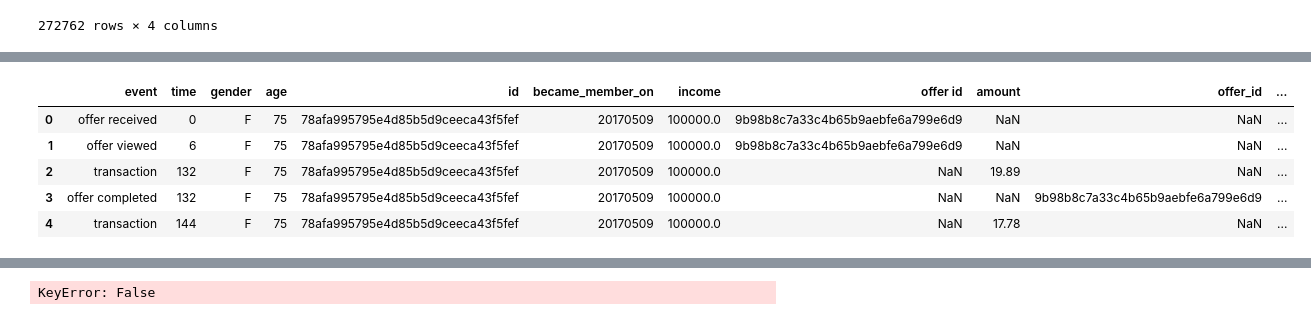
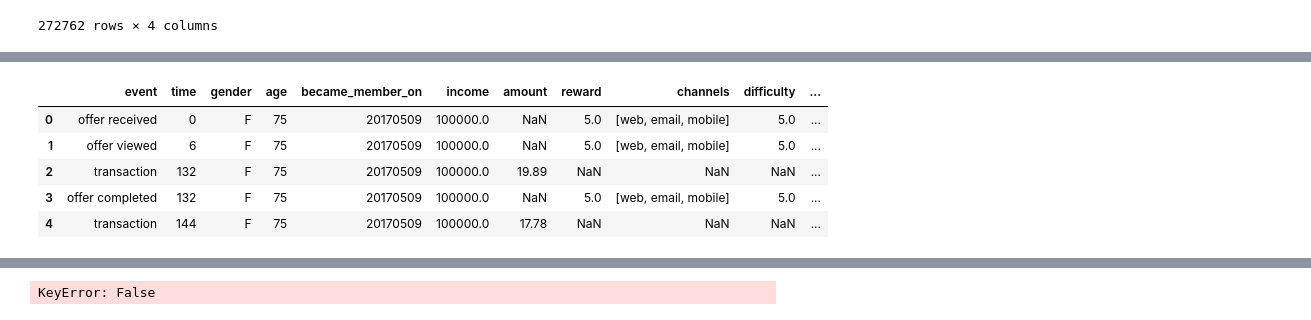
Before and after one commit to madkehl/Capstone, a Jupyter notebook: Starbucks Capstone .ipynb, the cells around one changed output, grey strips where cells are left out. Cells and saved outputs as stored; diff of their text form; code cells hidden in the pictures.

```diff
--- a/Starbucks Capstone .ipynb
+++ b/Starbucks Capstone .ipynb
@@ -130,0 +159,9 @@ value_df
+# %%
+offer_ids = new_offer_id(value_df['offer id'], value_df['offer_id'])
+# %%
+value_df = value_df.drop(['offer id', 'offer_id', 'reward'], axis = 1)
+value_df['offer_id'] = offer_ids
+# %%
+value_df = value_df.merge(portfolio, left_on = 'offer_id', right_on = 'id', how = 'left')
+
+value_df
@@ -135,31 +186,39 @@ df = df.drop(['value'], axis = 1)
 # %%
 ## No need to change the code here - this will be helpful for later parts of the notebook
 # Run this cell to map the user email to a user_id column and remove the email column
 
-def person_mapper():
+def mapper(col):
     coded_dict = dict()
     cter = 1
-    person_encoded = []
+    encoded = []
 
-    for val in df['person']:
+    for val in df[col]:
         if val not in coded_dict:
             coded_dict[val] = cter
             cter+=1
 
-        person_encoded.append(coded_dict[val])
-    return person_encoded
+        encoded.append(coded_dict[val])
+    return encoded
 
-person_encoded = person_mapper()
+
+
+
+person_encoded = mapper('person')
 del df['person']
 del df['id']
 df['user_id'] = person_encoded
 
+#nas were set to 2
+offer_encoded = mapper('offer_id')
+del df['offer_id']
+df['offer_id'] = offer_encoded
+
 # show header
 df.head()
 # %% [output]
-|  | event | time | gender | age | id | became_member_on | income | offer id | amount | offer_id | ... |
-| 0 | offer received | 0 | F | 75 | 78afa995795e4d85b5d9ceeca43f5fef | 20170509 | 100000.0 | 9b98b8c7a33c4b65b9aebfe6a799e6d9 | NaN | NaN | ... |
-| 1 | offer viewed | 6 | F | 75 | 78afa995795e4d85b5d9ceeca43f5fef | 20170509 | 100000.0 | 9b98b8c7a33c4b65b9aebfe6a799e6d9 | NaN | NaN | ... |
-| 2 | transaction | 132 | F | 75 | 78afa995795e4d85b5d9ceeca43f5fef | 20170509 | 100000.0 | NaN | 19.89 | NaN | ... |
-| 3 | offer completed | 132 | F | 75 | 78afa995795e4d85b5d9ceeca43f5fef | 20170509 | 100000.0 | NaN | NaN | 9b98b8c7a33c4b65b9aebfe6a799e6d9 | ... |
-| 4 | transaction | 144 | F | 75 | 78afa995795e4d85b5d9ceeca43f5fef | 20170509 | 100000.0 | NaN | 17.78 | NaN | ... |
+|  | event | time | gender | age | became_member_on | income | amount | reward | channels | difficulty | ... |
+| 0 | offer received | 0 | F | 75 | 20170509 | 100000.0 | NaN | 5.0 | [web, email, mobile] | 5.0 | ... |
+| 1 | offer viewed | 6 | F | 75 | 20170509 | 100000.0 | NaN | 5.0 | [web, email, mobile] | 5.0 | ... |
+| 2 | transaction | 132 | F | 75 | 20170509 | 100000.0 | 19.89 | NaN | NaN | NaN | ... |
+| 3 | offer completed | 132 | F | 75 | 20170509 | 100000.0 | NaN | 5.0 | [web, email, mobile] | 5.0 | ... |
+| 4 | transaction | 144 | F | 75 | 20170509 | 100000.0 | 17.78 | NaN | NaN | NaN | ... |
```
Also changed, not shown: parts of 7 cells of this notebook.
